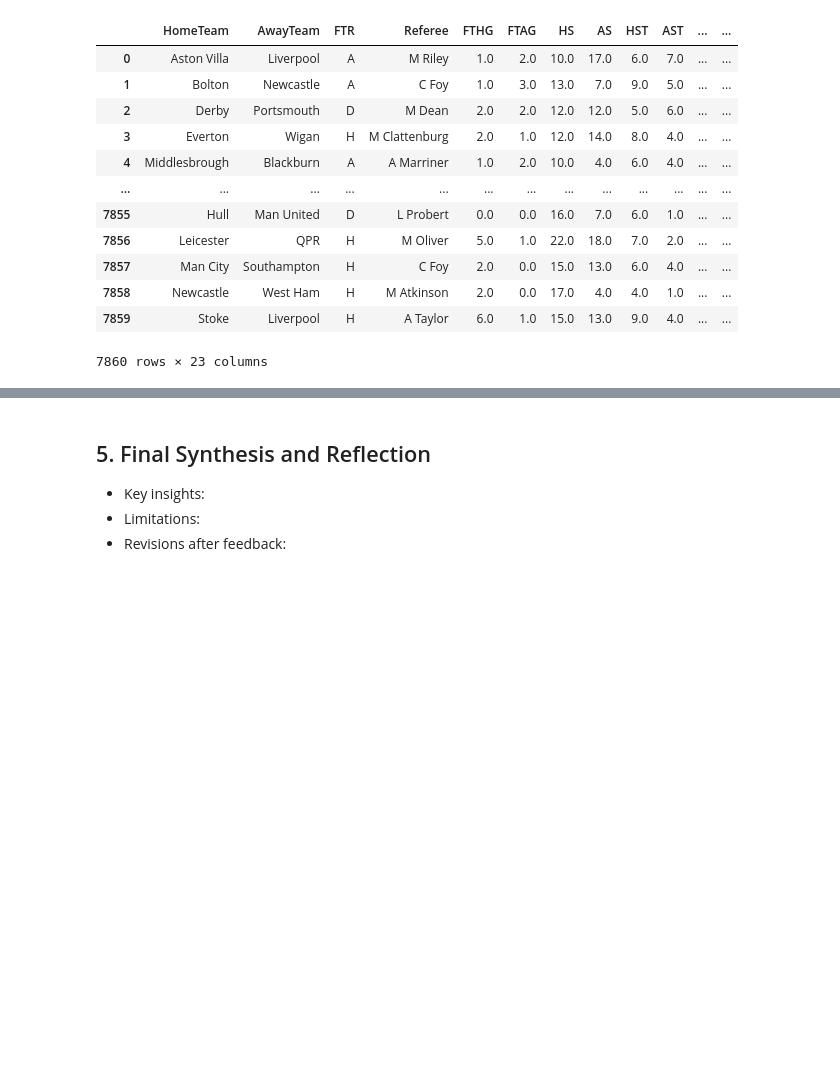
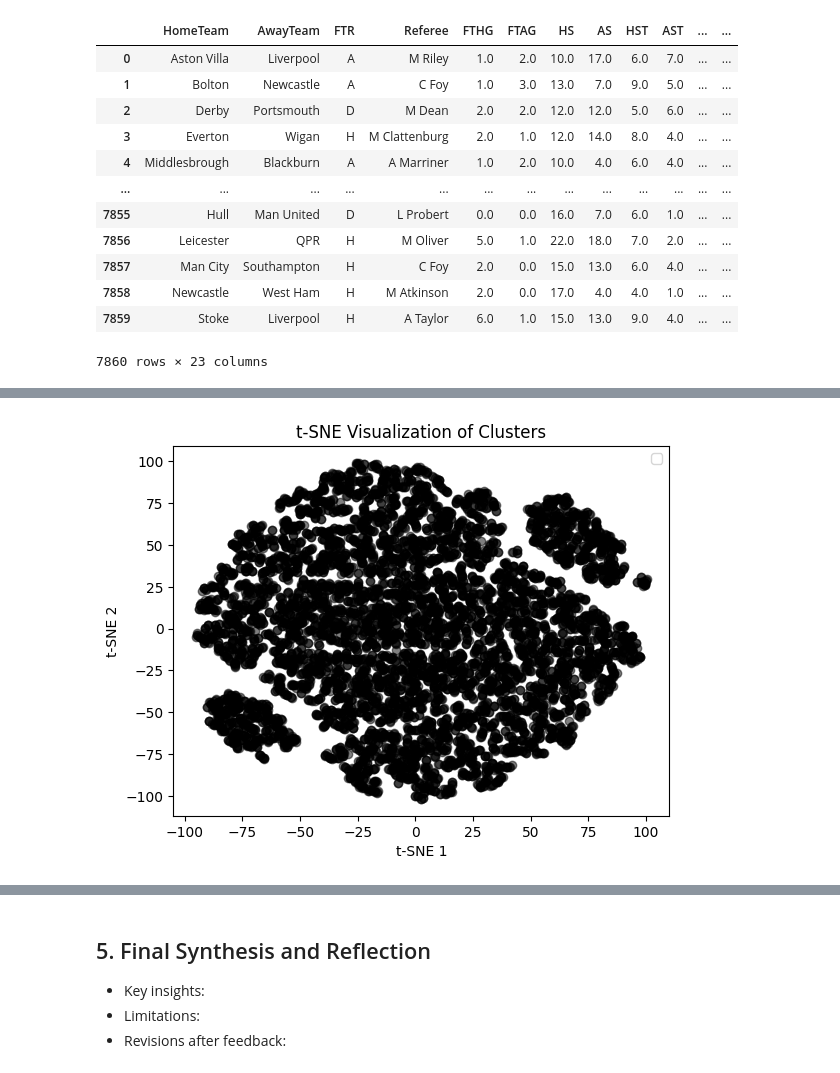
Before and after one commit to frederik007hb/Data-Mining, a Jupyter notebook: Group29_Checkpoint 1.ipynb, the cells around one changed output, grey strips where cells are left out. Saved outputs shown, nothing was run; the diff lists cells and outputs as text; code cells hidden in the pictures; blank space fills up the shorter version.

```diff
--- a/Group29_Checkpoint 1.ipynb
+++ b/Group29_Checkpoint 1.ipynb
@@ -264,0 +468,18 @@ patterns = None
+# %%
+# Fit + transform
+tsne = TSNE(2, perplexity=10)
+embedding = tsne.fit_transform(modified_stats.values)
+teams = np.unique(data['HomeTeam'])
+
+# --- Plotting ---
+plt.figure()
+plt.scatter(embedding[:, 0], embedding[:, 1], color='k', alpha=0.5)
+
+plt.xlabel("t-SNE 1")
+plt.ylabel("t-SNE 2")
+plt.legend()
+plt.title("t-SNE Visualization of Clusters")
+
+plt.show()
+# %% [output]
+[figure, added]
```
Also changed, not shown: parts of 38 cells of this notebook, 1 other file.
